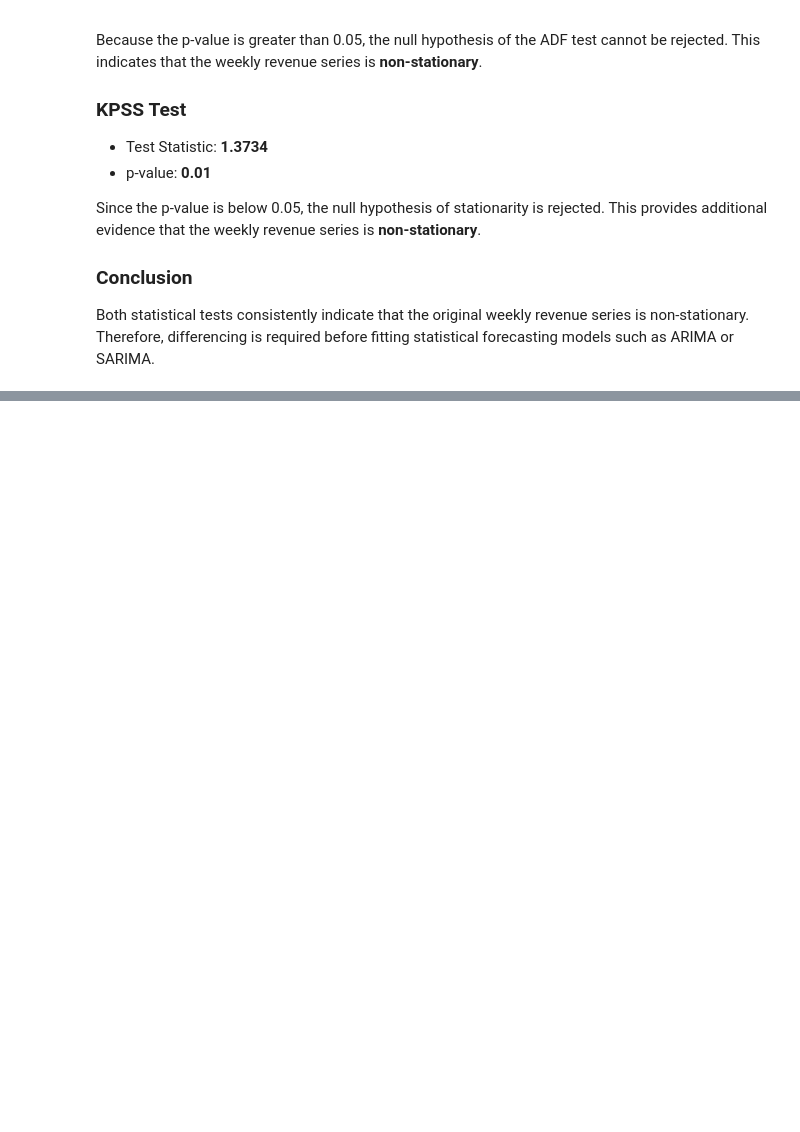
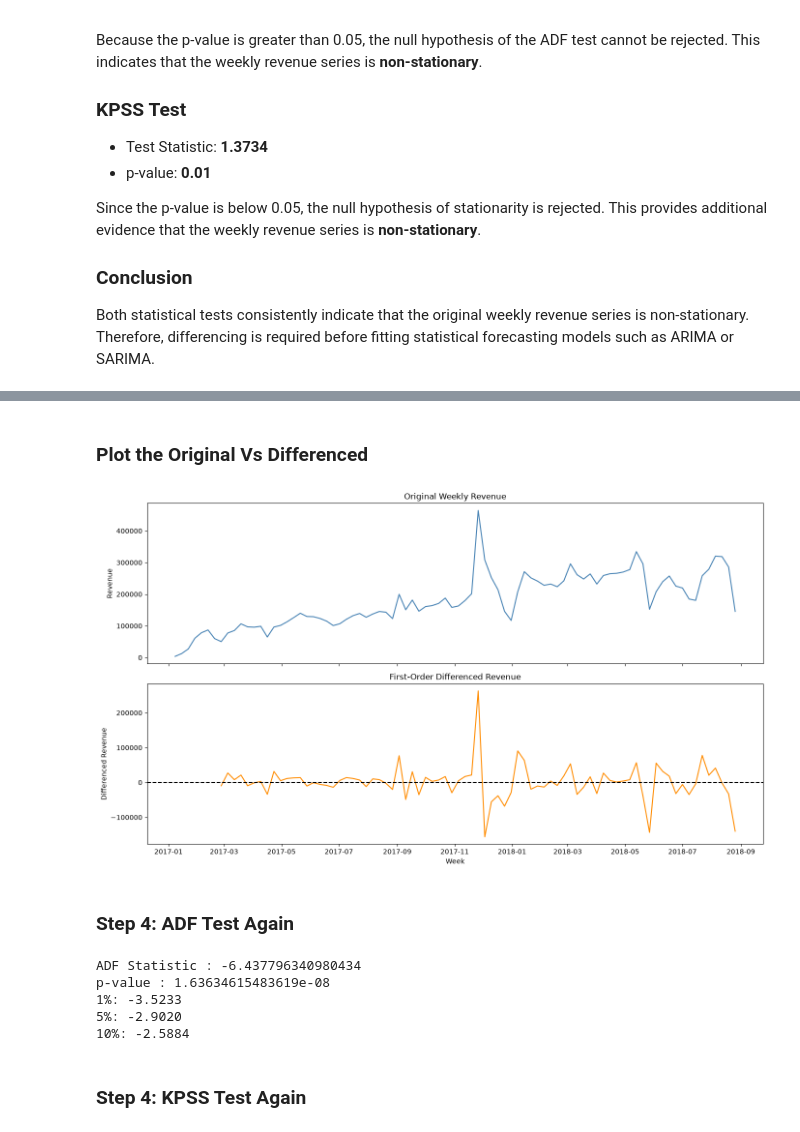
Before and after one commit to anees555/Customer-Intelligent-Platform, a Jupyter notebook: notebooks/Sales_Forcasting/02_exploratory_time_series_analyis.ipynb, the cells around one changed output, grey strips where cells are left out. Cells and saved outputs as stored; diff of their text form; code cells hidden in the pictures; blank space fills up the shorter version.

Commit message:
sales forecasting: eda phase completed

```diff
--- a/notebooks/Sales_Forcasting/02_exploratory_time_series_analyis.ipynb
+++ b/notebooks/Sales_Forcasting/02_exploratory_time_series_analyis.ipynb
@@ -470,0 +477,2 @@ Both statistical tests consistently indicate that the original weekly revenue se
+# %%
+weekly_sales["revenue_diff"] = weekly_sales["revenue"].diff()
@@ -470,0 +483,2 @@ Both statistical tests consistently indicate that the original weekly revenue se
+# %%
+weekly_sales_diff = weekly_sales.dropna()
@@ -470,0 +495,53 @@ Both statistical tests consistently indicate that the original weekly revenue se
+# %% [markdown]
+### Plot the Original Vs Differenced
+# %%
+fig, ax = plt.subplots(2, 1, figsize=(14,8), sharex=True)
+
+ax[0].plot(
+    weekly_sales.index,
+    weekly_sales["revenue"],
+    color="steelblue"
+)
+
+ax[0].set_title("Original Weekly Revenue")
+ax[0].set_ylabel("Revenue")
+
+ax[1].plot(
+    weekly_sales_diff.index,
+    weekly_sales_diff["revenue_diff"],
+    color="darkorange"
+)
+
+ax[1].axhline(
+    y=0,
+    color="black",
+    linestyle="--"
+)
+
+ax[1].set_title("First-Order Differenced Revenue")
+ax[1].set_ylabel("Differenced Revenue")
+ax[1].set_xlabel("Week")
+
+plt.tight_layout()
+
+plt.show()
+# %% [output]
+[figure, added]
+# %% [markdown]
+### Step 4: ADF Test Again
+# %%
+adf_diff = adfuller(weekly_sales_diff["revenue_diff"])
+
+print("ADF Statistic :", adf_diff[0])
+print("p-value :", adf_diff[1])
+
+for key, value in adf_diff[4].items():
+    print(f"{key}: {value:.4f}")
+# %% [output]
+ADF Statistic : -6.437796340980434
+p-value : 1.63634615483619e-08
+1%: -3.5233
+5%: -2.9020
+10%: -2.5884
+# %% [markdown]
+### Step 4: KPSS Test Again
```
Also changed, not shown: parts of 18 cells of this notebook, 1 other file.
